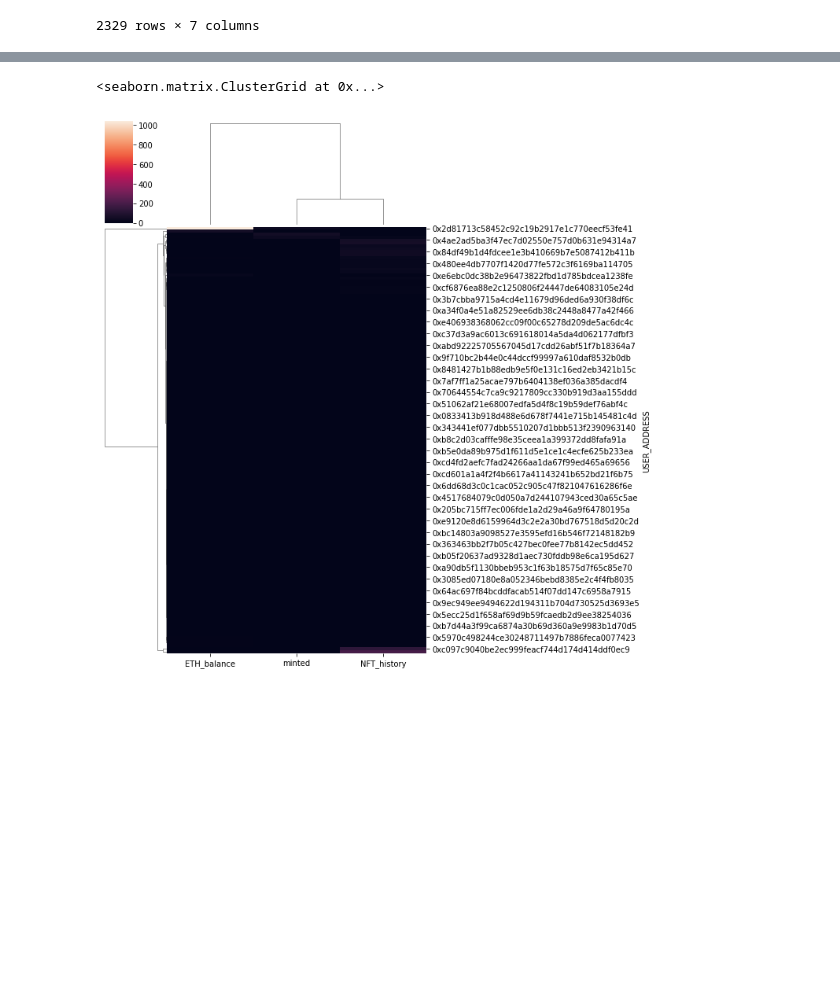
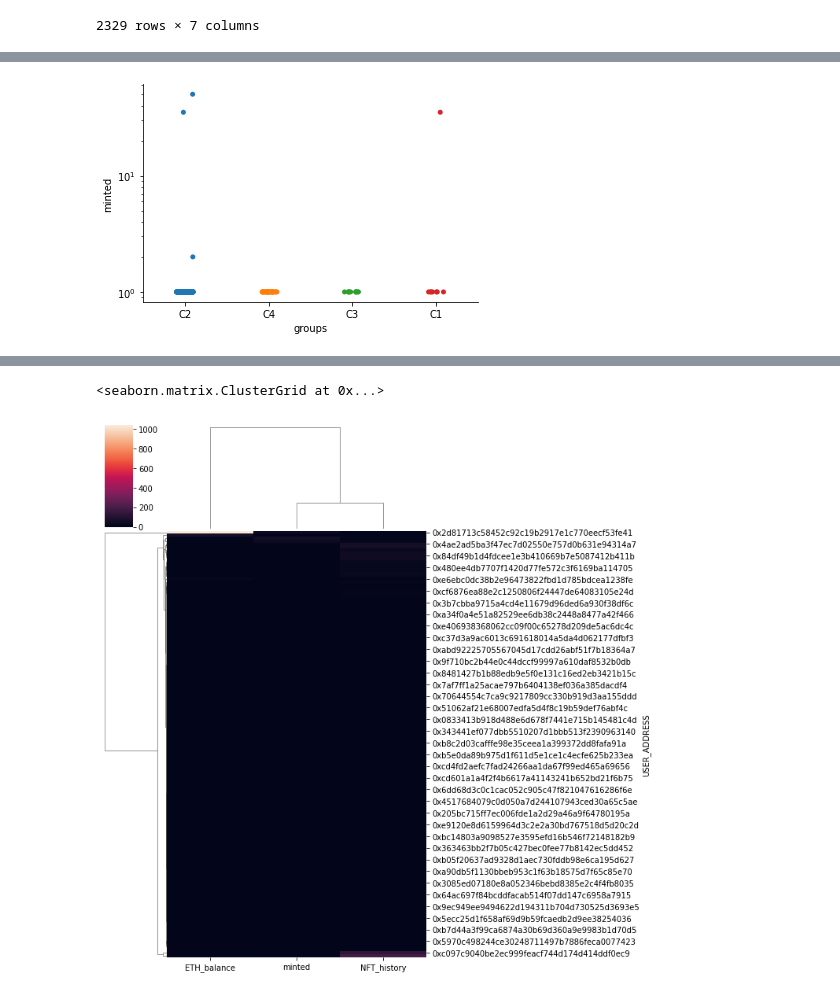
Before and after one commit to kkpsiren/streamlit_anchorhack_flipside, a Jupyter notebook: Untitled.ipynb, the cells around one changed output, grey strips where cells are left out. Cells and saved outputs as stored; diff of their text form; code cells hidden in the pictures; blank space fills up the shorter version.

```diff
--- a/Untitled.ipynb
+++ b/Untitled.ipynb
@@ -270,0 +265,3 @@ den[]
+# %%
+
+groups = pd.Series(den['leaves_color_list'], index= [data.index[i] for i in den['leaves']])
@@ -270,0 +285,2 @@ den[]
+# %%
+data['groups'] = groups
@@ -270,0 +306,2 @@ den[]
+# %%
+data = data.query('groups!="C0"')
@@ -270,0 +326,6 @@ den[]
+# %%
+g = sns.stripplot(data=data,x='groups',y='minted')
+plt.yscale('log')
+sns.despine()
+# %% [output]
+[figure, added]
```
Also changed, not shown: parts of 12 cells of this notebook, 2 other files.
